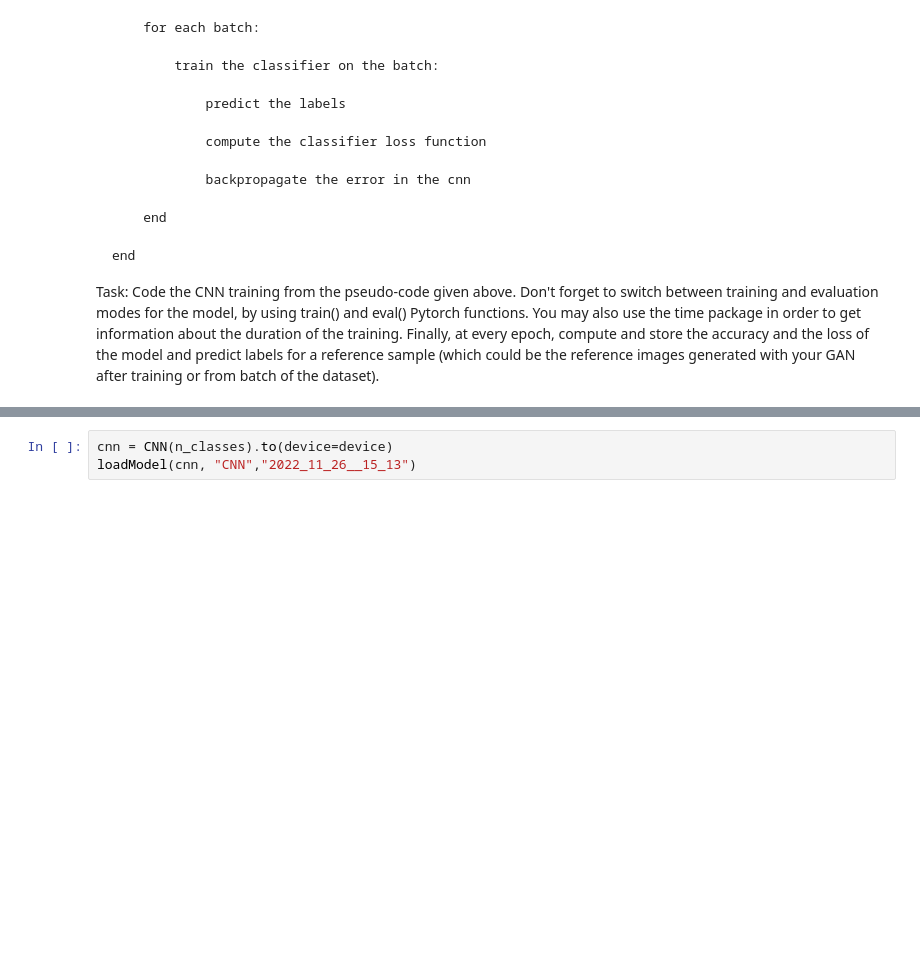
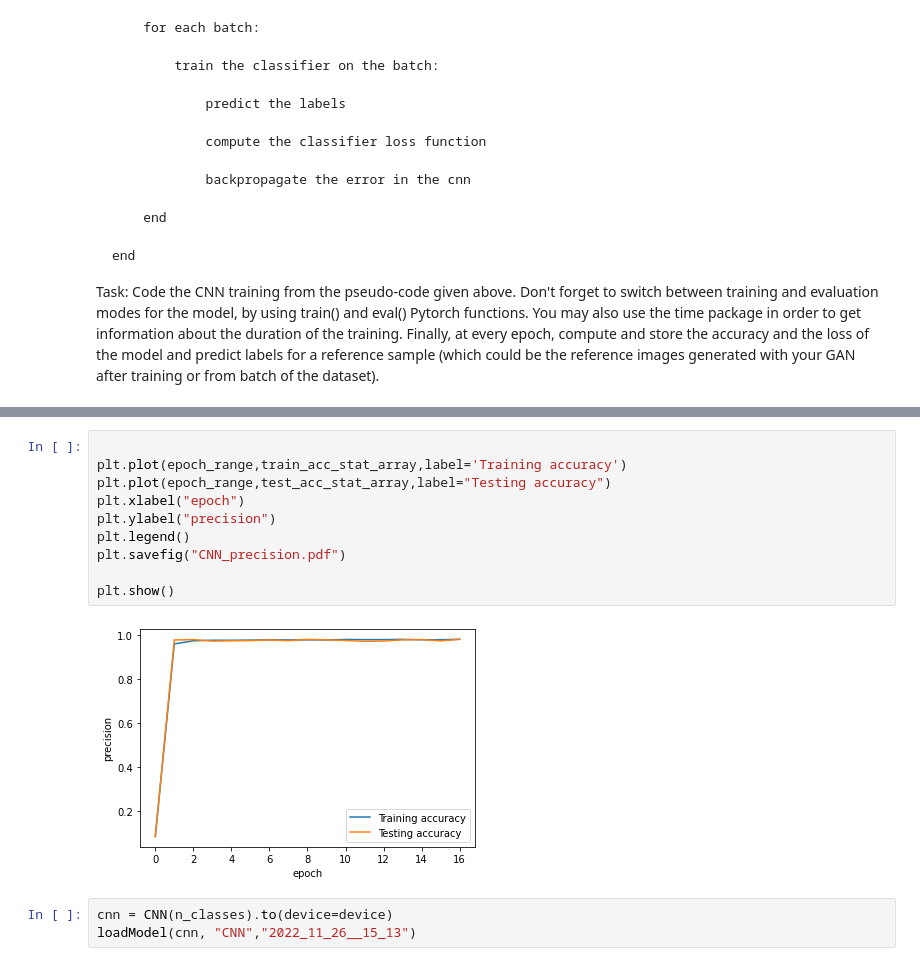
Before and after one commit to mathjacob/LINMA2472-HW3, a Jupyter notebook: hw3_part1_v2.ipynb, the cells around one changed output, grey strips where cells are left out. Drawn from its saved outputs; the diff is of its cells as text; blank space fills up the shorter version.

```diff
--- a/hw3_part1_v2.ipynb
+++ b/hw3_part1_v2.ipynb
@@ -1256,3 +1281,15 @@ for epoch in range(num_epochs_cnn):
+# %%
+
+plt.plot(epoch_range,train_acc_stat_array,label='Training accuracy')
+plt.plot(epoch_range,test_acc_stat_array,label="Testing accuracy")
+plt.xlabel("epoch")
+plt.ylabel("precision")
+plt.legend()
+plt.savefig("CNN_precision.pdf")
+
+plt.show()
+# %% [output]
+[figure, added]
 # %%
 cnn = CNN(n_classes).to(device=device)
 loadModel(cnn, "CNN","2022_11_26__15_13")
```
Also changed, not shown: parts of 12 cells of this notebook.
